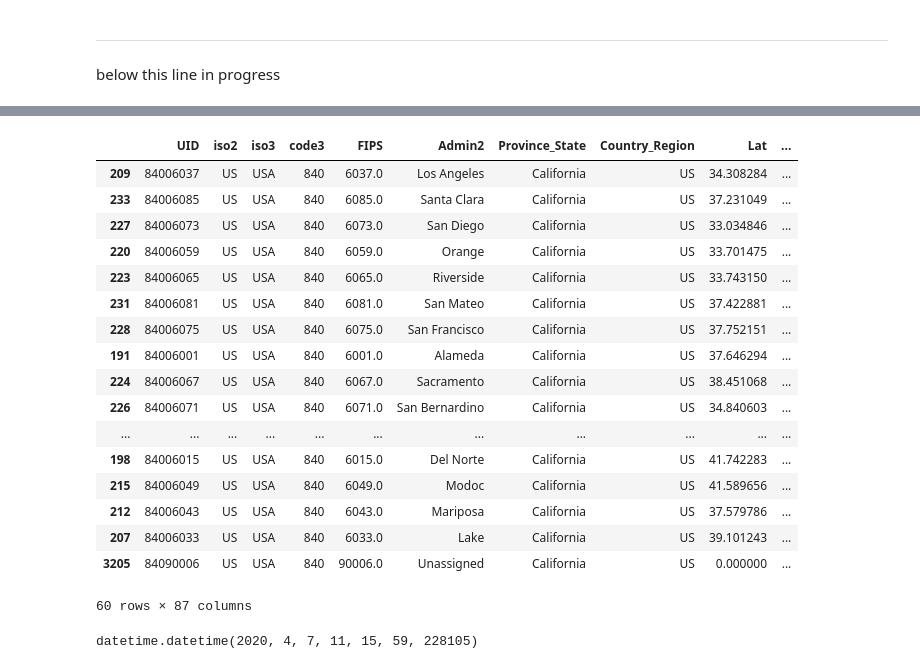
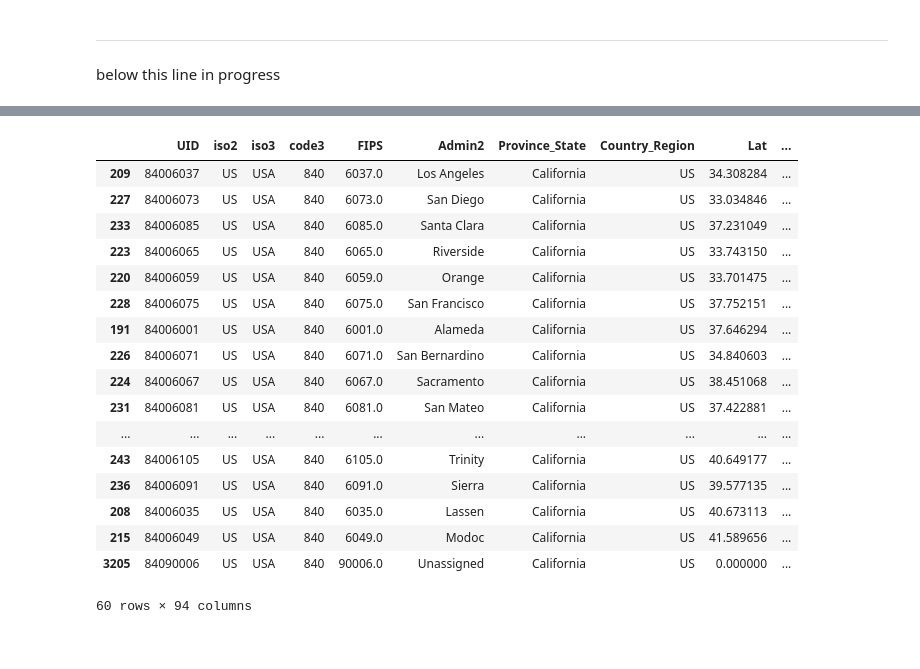
Before and after one commit to UBERCRUZER/covid19, a Jupyter notebook: notebook.ipynb, the cells around one changed output, grey strips where cells are left out. Cells and saved outputs as stored; diff of their text form; code cells hidden in the pictures.

```diff
--- a/notebook.ipynb
+++ b/notebook.ipynb
@@ -313,25 +313,21 @@ plt.show()
 # %%
-confDF[confDF['Province_State']=='California'].sort_values(by='4/2/20', ascending=False)
+confDF[confDF['Province_State']=='California'].sort_values(by=confDF.columns[-1], ascending=False)
 # %% [output]
 |  | UID | iso2 | iso3 | code3 | FIPS | Admin2 | Province_State | Country_Region | Lat | ... |
 | 209 | 84006037 | US | USA | 840 | 6037.0 | Los Angeles | California | US | 34.308284 | ... |
+| 227 | 84006073 | US | USA | 840 | 6073.0 | San Diego | California | US | 33.034846 | ... |
 | 233 | 84006085 | US | USA | 840 | 6085.0 | Santa Clara | California | US | 37.231049 | ... |
-| 227 | 84006073 | US | USA | 840 | 6073.0 | San Diego | California | US | 33.034846 | ... |
+| 223 | 84006065 | US | USA | 840 | 6065.0 | Riverside | California | US | 33.743150 | ... |
 | 220 | 84006059 | US | USA | 840 | 6059.0 | Orange | California | US | 33.701475 | ... |
-| 223 | 84006065 | US | USA | 840 | 6065.0 | Riverside | California | US | 33.743150 | ... |
-| 231 | 84006081 | US | USA | 840 | 6081.0 | San Mateo | California | US | 37.422881 | ... |
 | 228 | 84006075 | US | USA | 840 | 6075.0 | San Francisco | California | US | 37.752151 | ... |
 | 191 | 84006001 | US | USA | 840 | 6001.0 | Alameda | California | US | 37.646294 | ... |
+| 226 | 84006071 | US | USA | 840 | 6071.0 | San Bernardino | California | US | 34.840603 | ... |
 | 224 | 84006067 | US | USA | 840 | 6067.0 | Sacramento | California | US | 38.451068 | ... |
-| 226 | 84006071 | US | USA | 840 | 6071.0 | San Bernardino | California | US | 34.840603 | ... |
+| 231 | 84006081 | US | USA | 840 | 6081.0 | San Mateo | California | US | 37.422881 | ... |
 | ... | ... | ... | ... | ... | ... | ... | ... | ... | ... | ... |
-| 198 | 84006015 | US | USA | 840 | 6015.0 | Del Norte | California | US | 41.742283 | ... |
+| 243 | 84006105 | US | USA | 840 | 6105.0 | Trinity | California | US | 40.649177 | ... |
+| 236 | 84006091 | US | USA | 840 | 6091.0 | Sierra | California | US | 39.577135 | ... |
+| 208 | 84006035 | US | USA | 840 | 6035.0 | Lassen | California | US | 40.673113 | ... |
 | 215 | 84006049 | US | USA | 840 | 6049.0 | Modoc | California | US | 41.589656 | ... |
-| 212 | 84006043 | US | USA | 840 | 6043.0 | Mariposa | California | US | 37.579786 | ... |
-| 207 | 84006033 | US | USA | 840 | 6033.0 | Lake | California | US | 39.101243 | ... |
 | 3205 | 84090006 | US | USA | 840 | 90006.0 | Unassigned | California | US | 0.000000 | ... |
-60 rows × 87 columns
+60 rows × 94 columns
-# %%
-datetime.datetime.now()
-# %% [output]
-datetime.datetime(2020, 4, 7, 11, 15, 59, 228105)
```
Also changed, not shown: parts of 9 cells of this notebook, 1 other file.
